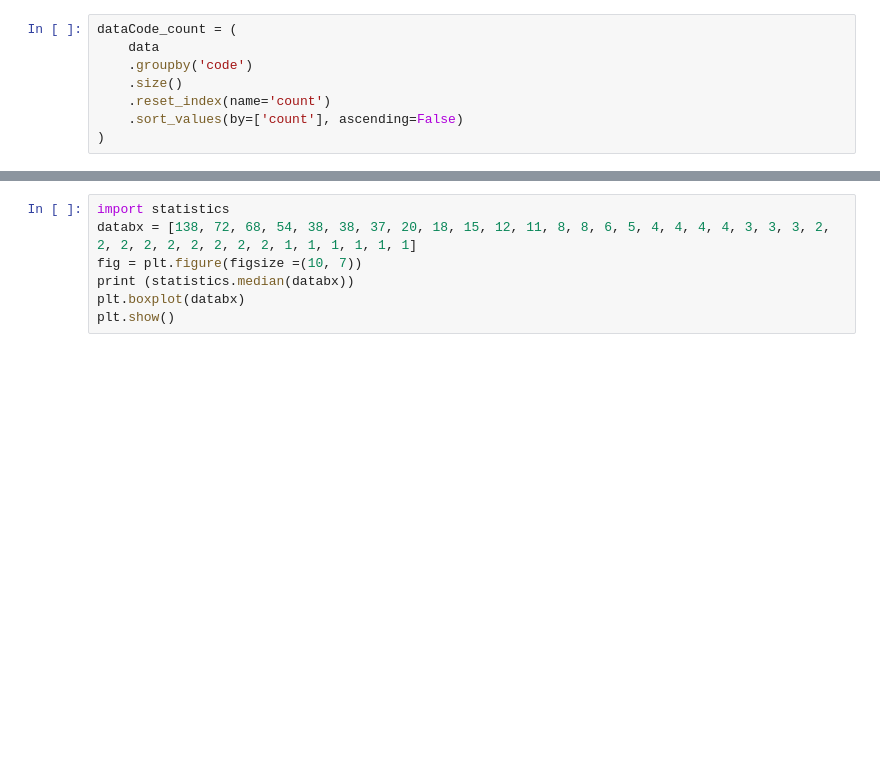
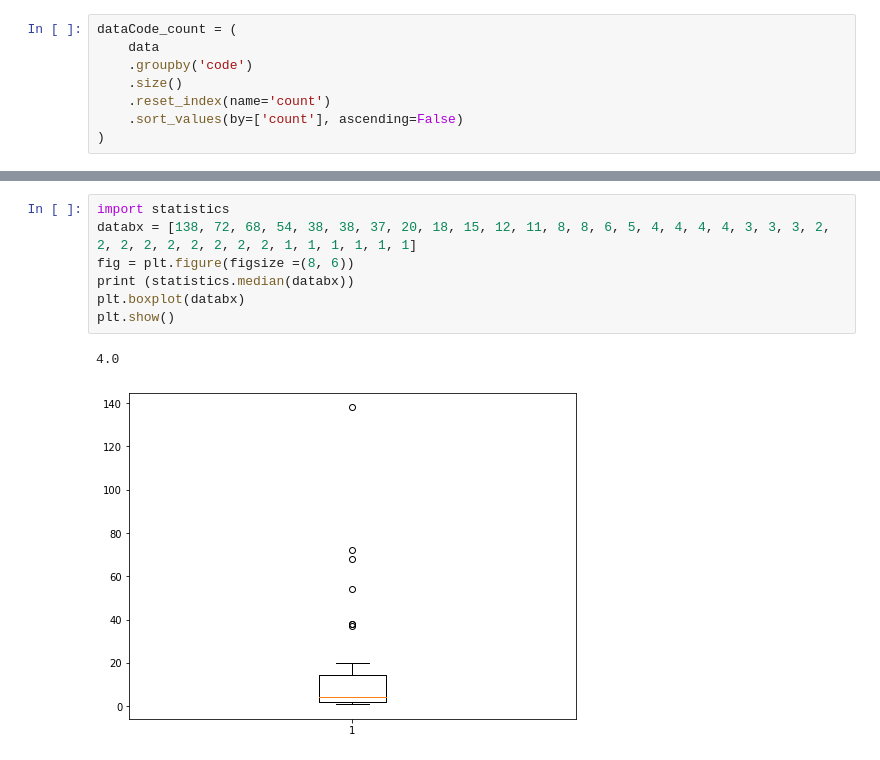
Before and after one commit to ingridmm/A11y-Mining-Repo, a Jupyter notebook: principlesCount.ipynb, the cells around one changed output, grey strips where cells are left out. Cells and saved outputs as stored; diff of their text form; blank space fills up the shorter version.

```diff
--- a/principlesCount.ipynb
+++ b/principlesCount.ipynb
@@ -49,7 +105,10 @@ plt.legend(dataPrinciples_count)
 # %%
 import statistics
 databx = [138, 72, 68, 54, 38, 38, 37, 20, 18, 15, 12, 11, 8, 8, 6, 5, 4, 4, 4, 4, 3, 3, 3, 2, 2, 2, 2, 2, 2, 2, 2, 2, 1, 1, 1, 1, 1, 1]
-fig = plt.figure(figsize =(10, 7))
+fig = plt.figure(figsize =(8, 6))
 print (statistics.median(databx))
 plt.boxplot(databx)
 plt.show()
+# %% [output]
+4.0
+[figure, added]
```
Also changed, not shown: parts of 9 cells of this notebook, 1 other file.
